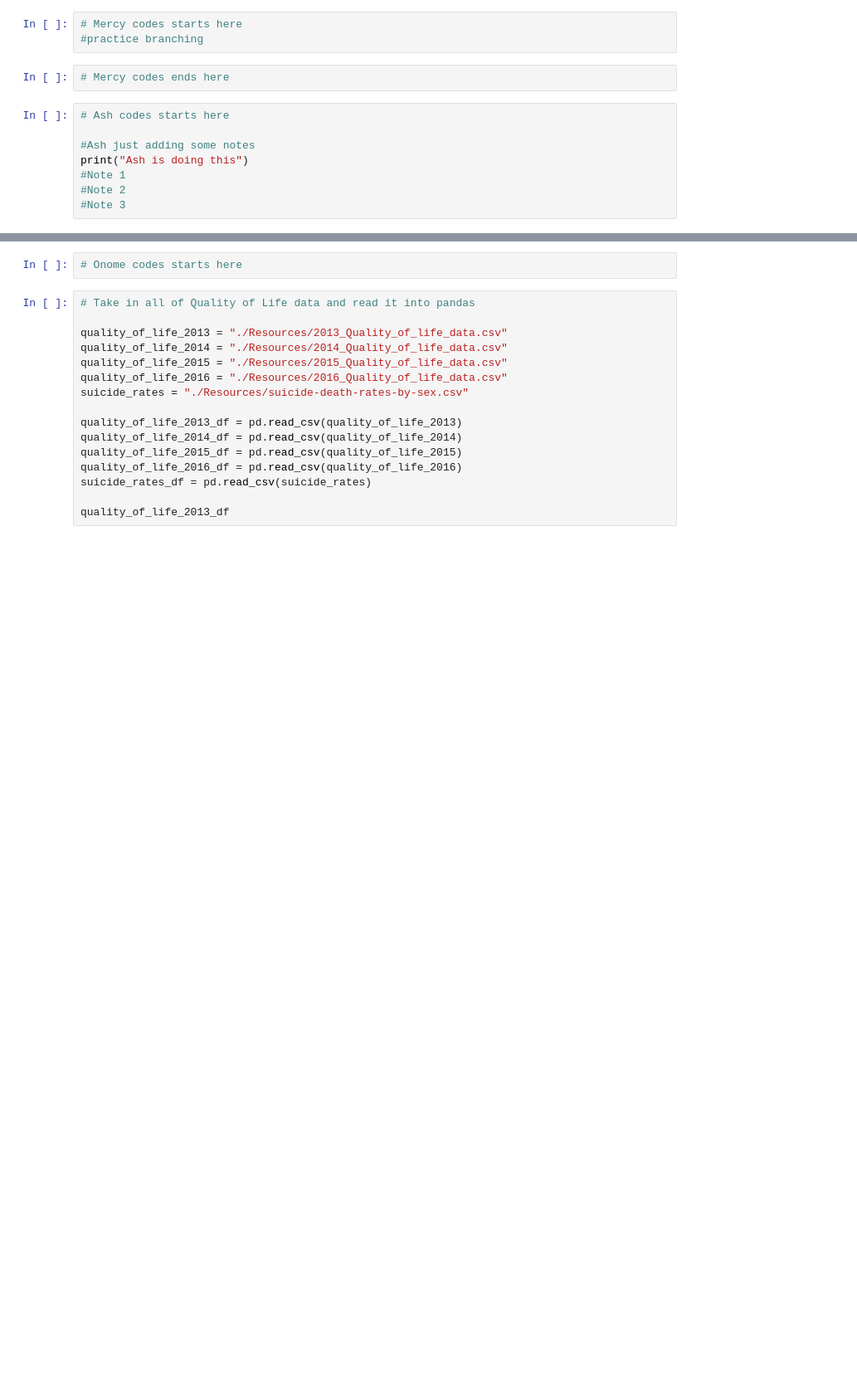
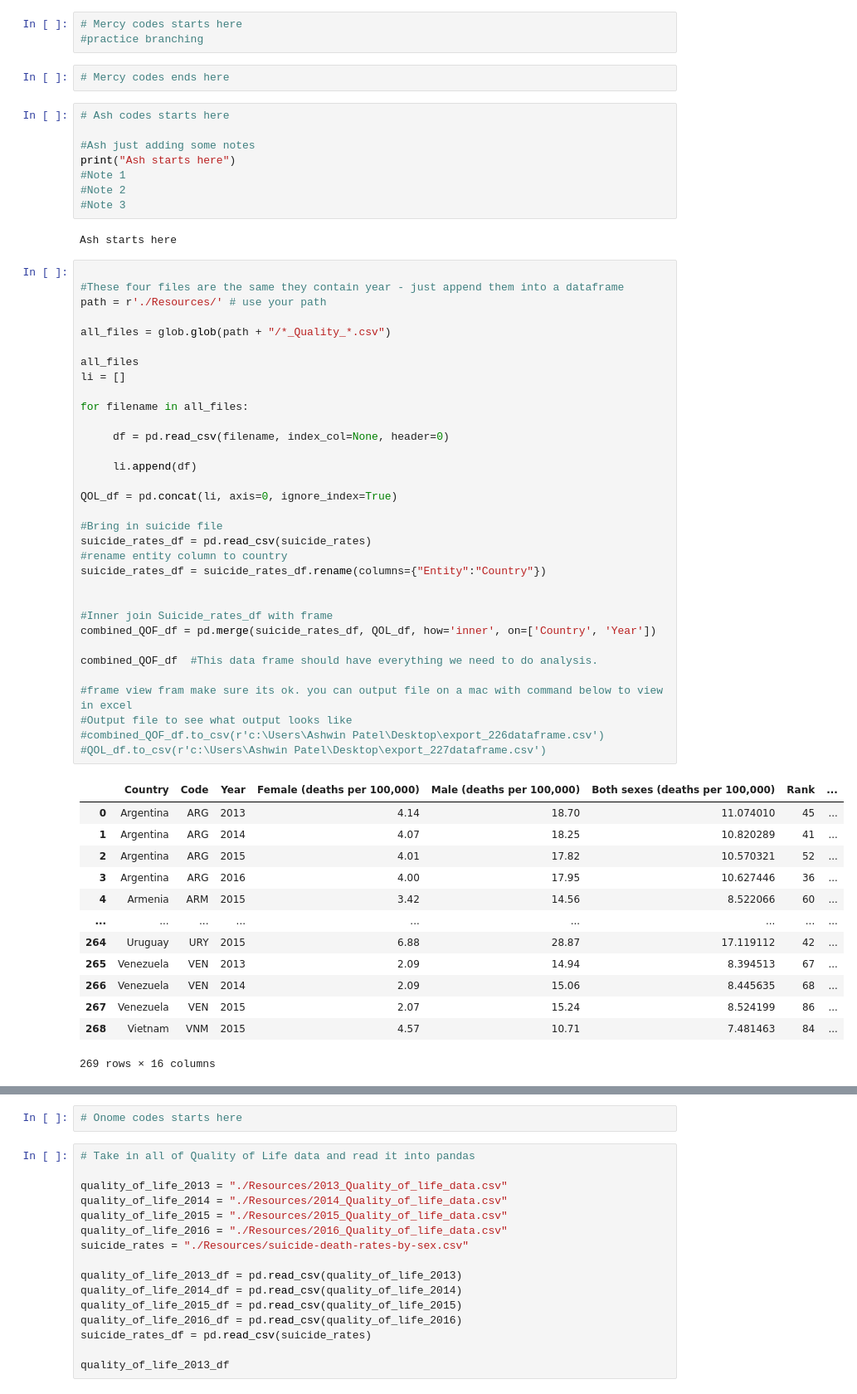
Before and after one commit to sruelle/project-one, a Jupyter notebook: Team Project one.ipynb, the cells around one changed output, grey strips where cells are left out. Shown at 83% size. Drawn from its saved outputs; the diff is of its cells as text; blank space fills up the shorter version.

```diff
--- a/Team Project one.ipynb
+++ b/Team Project one.ipynb
@@ -9,8 +10,57 @@ import pandas as pd
 # Ash codes starts here
 
 #Ash just adding some notes
-print("Ash is doing this")
+print("Ash starts here")
 #Note 1
 #Note 2
 #Note 3
+# %% [output]
+Ash starts here
+# %%
+
+#These four files are the same they contain year - just append them into a dataframe
+path = r'./Resources/' # use your path
+
+all_files = glob.glob(path + "/*_Quality_*.csv")
+
+all_files
+li = []
+
+for filename in all_files:
+
+     df = pd.read_csv(filename, index_col=None, header=0)
+
+     li.append(df)
+
+QOL_df = pd.concat(li, axis=0, ignore_index=True)
+
+#Bring in suicide file
+suicide_rates_df = pd.read_csv(suicide_rates)
+#rename entity column to country
+suicide_rates_df = suicide_rates_df.rename(columns={"Entity":"Country"})
+
+
+#Inner join Suicide_rates_df with frame
+combined_QOF_df = pd.merge(suicide_rates_df, QOL_df, how='inner', on=['Country', 'Year'])
+
+combined_QOF_df  #This data frame should have everything we need to do analysis.
+
+#frame view fram make sure its ok. you can output file on a mac with command below to view in excel
+#Output file to see what output looks like
+#combined_QOF_df.to_csv(r'c:\Users\Ashwin Patel\Desktop\export_226dataframe.csv')
+#QOL_df.to_csv(r'c:\Users\Ashwin Patel\Desktop\export_227dataframe.csv')
+# %% [output]
+|  | Country | Code | Year | Female (deaths per 100,000) | Male (deaths per 100,000) | Both sexes (deaths per 100,000) | Rank | ... |
+| 0 | Argentina | ARG | 2013 | 4.14 | 18.70 | 11.074010 | 45 | ... |
+| 1 | Argentina | ARG | 2014 | 4.07 | 18.25 | 10.820289 | 41 | ... |
+| 2 | Argentina | ARG | 2015 | 4.01 | 17.82 | 10.570321 | 52 | ... |
+| 3 | Argentina | ARG | 2016 | 4.00 | 17.95 | 10.627446 | 36 | ... |
+| 4 | Armenia | ARM | 2015 | 3.42 | 14.56 | 8.522066 | 60 | ... |
+| ... | ... | ... | ... | ... | ... | ... | ... | ... |
+| 264 | Uruguay | URY | 2015 | 6.88 | 28.87 | 17.119112 | 42 | ... |
+| 265 | Venezuela | VEN | 2013 | 2.09 | 14.94 | 8.394513 | 67 | ... |
+| 266 | Venezuela | VEN | 2014 | 2.09 | 15.06 | 8.445635 | 68 | ... |
+| 267 | Venezuela | VEN | 2015 | 2.07 | 15.24 | 8.524199 | 86 | ... |
+| 268 | Vietnam | VNM | 2015 | 4.57 | 10.71 | 7.481463 | 84 | ... |
+269 rows × 16 columns
 # %%
```
Also changed, not shown: parts of 7 cells of this notebook, 6 other files.
